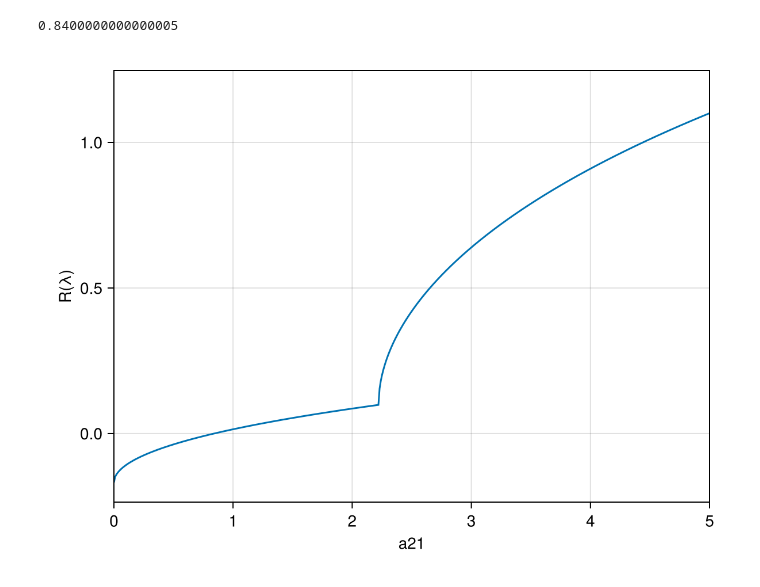
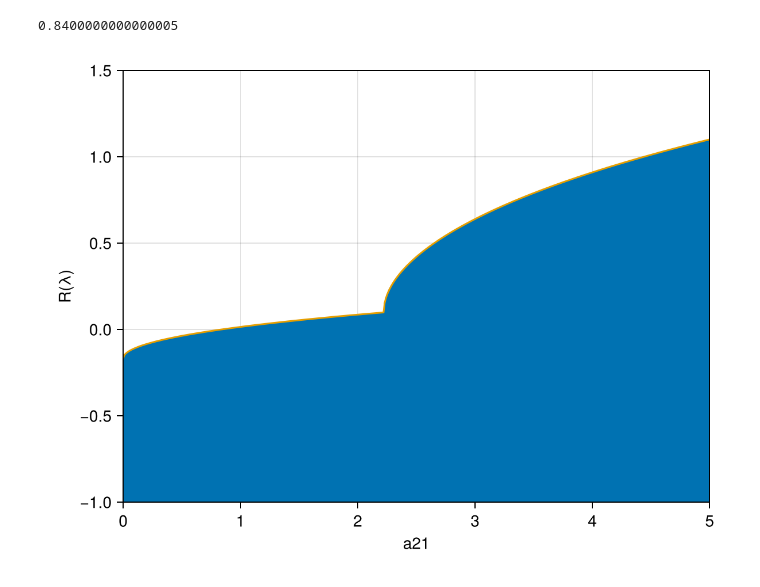
Before and after one commit to EvaSJ25/DDE-internship-code, a Jupyter notebook: Neuron_example.ipynb, the cells around one changed output. Saved outputs shown, nothing was run; the diff lists cells and outputs as text; code cells hidden in the pictures.

Commit message:
Attempted to get real parts of eigenvalues on plot

```diff
--- a/Neuron_example.ipynb
+++ b/Neuron_example.ipynb
@@ -96,20 +96,26 @@ a21unstab=avals[unstab_indx]
 # %%
 realeigs=real(eigvals1) #gets real parts of all eigenvalues for each tracked point
 n_eig=length(realeigs)
 #argmax.(realeigs) #finds index of largest real part of eigenvalues for each parameter a21 value
 
 maxrealeigs=fill(NaN,n_eig)
 
 for i in 1:n_eig
     realindx=argmax(realeigs[i]) #finds index of largest real part of eigenvalues for a21 value
     maxrealeigs[i]=realeigs[i][realindx] #the largest real part of eigenvalues for the a21 value
 end
 
+avalsrep=repeat(avals,inner=n*(1+m*nd))
+realeigsflat=vcat(realeigs...)#flattens vector of vectors
+
+
 fig3=Figure()
 ax3=Axis(fig3[1,1],xlabel="a21",ylabel="R(λ)")
 #scatter!(ax3,avals,maxrealeigs)
+lines!(ax3,avalsrep,realeigsflat)
 lines!(ax3,avals,maxrealeigs)
 xlims!(ax3,[0.0,5])
+ylims!(ax3,[-1,1.5])
 fig3
 # %% [output]
-[figure, old version]
+[figure, new version]
```
